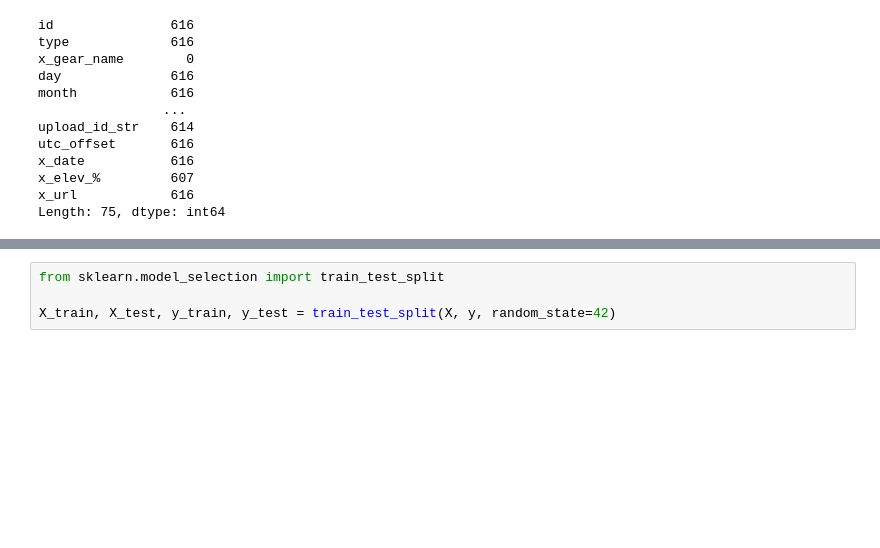
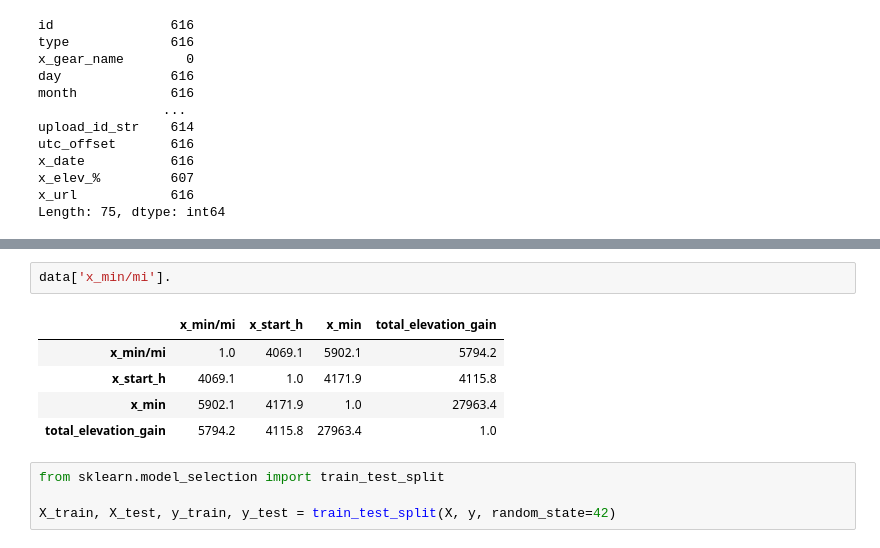
Before and after one commit to jmbruner37/fitness_tracking, a Jupyter notebook: machine_learning/Regression_MR.ipynb, the cells around one changed output, grey strips where cells are left out. Drawn from its saved outputs; the diff is of its cells as text; blank space fills up the shorter version.

```diff
--- a/machine_learning/Regression_MR.ipynb
+++ b/machine_learning/Regression_MR.ipynb
@@ -52,3 +85,11 @@ print(X.shape, y.shape)
+# %%
+data['x_min/mi'].
+# %% [output]
+|  | x_min/mi | x_start_h | x_min | total_elevation_gain |
+| x_min/mi | 1.0 | 4069.1 | 5902.1 | 5794.2 |
+| x_start_h | 4069.1 | 1.0 | 4171.9 | 4115.8 |
+| x_min | 5902.1 | 4171.9 | 1.0 | 27963.4 |
+| total_elevation_gain | 5794.2 | 4115.8 | 27963.4 | 1.0 |
 # %%
 from sklearn.model_selection import train_test_split
 
```
Also changed, not shown: parts of 8 cells of this notebook, 1 other file.
